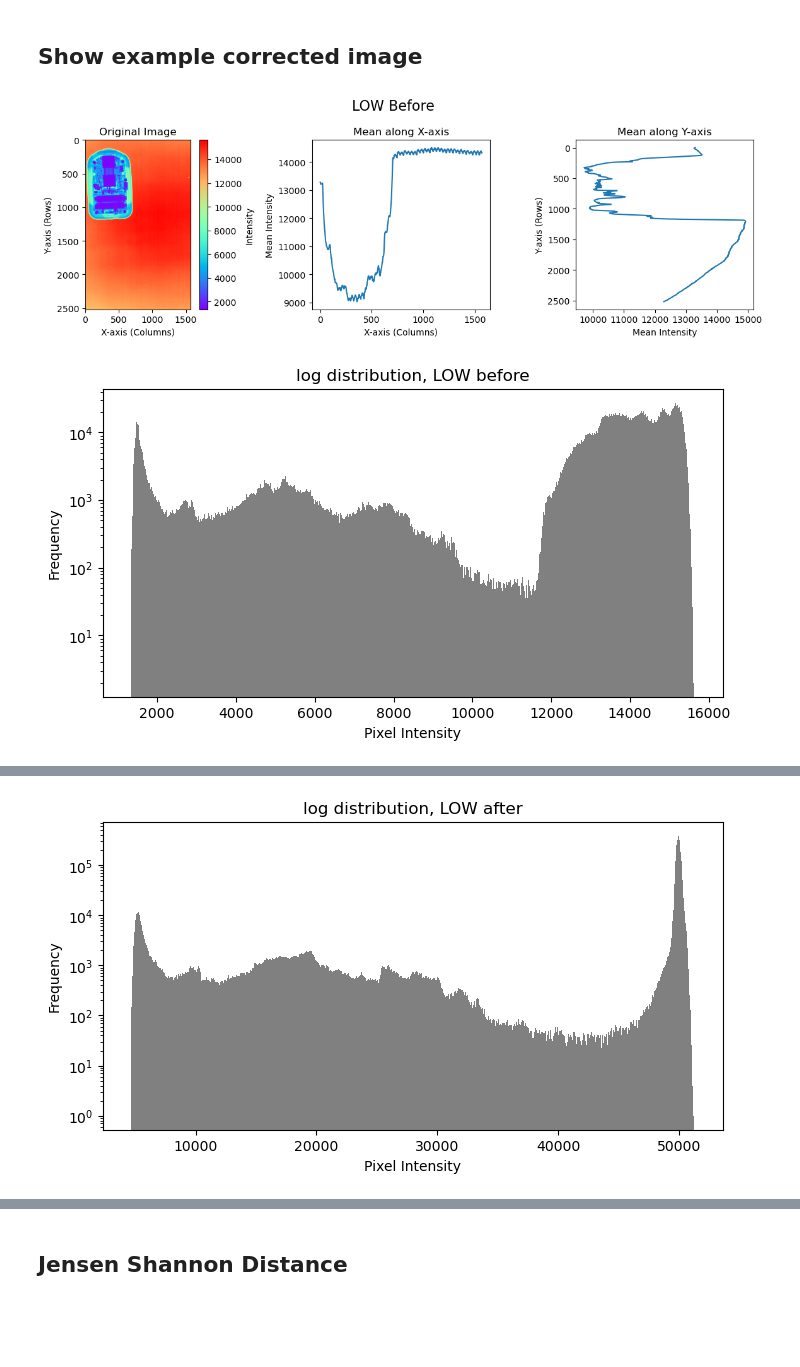
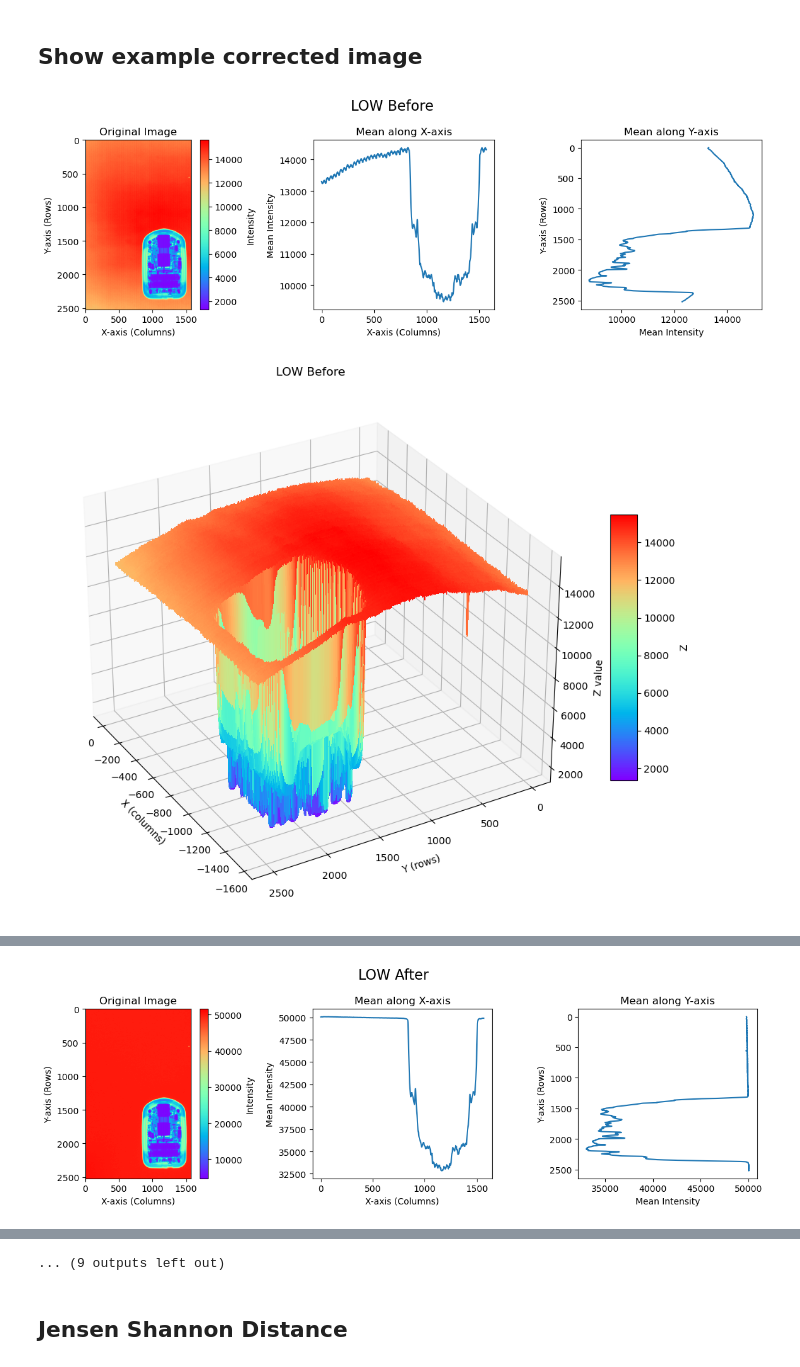
Before and after one commit to naltang/xless, a Jupyter notebook: 025_view_correction.ipynb, the cells around one changed output, grey strips where cells are left out. Drawn from its saved outputs; the diff is of its cells as text; code cells hidden in the pictures; blank space fills up the shorter version.

```diff
--- a/025_view_correction.ipynb
+++ b/025_view_correction.ipynb
@@ -82,45 +183,52 @@ show_distribution_log_scale(array_difference, "distribution of difference, LOW-H
 # %%
 
 sample = "39"
-sample_dir = "leftup"
+sample_dir = "rightdown"
 raw_file_low = f"output/{sample_dir}/{sample}.raw.low"
 raw_file_high = f"output/{sample_dir}/{sample}.raw.high"
 
 array_low_before = np.fromfile(raw_file_low, dtype=np.dtype("<u2")).reshape(IMAGE_HEIGHT, IMAGE_WIDTH)
 
 img_show(array_low_before, "LOW Before")
+img_show_surface(array_low_before, "LOW Before")
 show_distribution_log_scale(array_low_before, "log distribution, LOW before")
 
 array_low_after = dexa_correction.correct_image(array_low_before, array_correction_low)
 
 img_show(array_low_after, "LOW After")
+img_show_surface(array_low_after, "LOW After")
 show_distribution_log_scale(array_low_after, "log distribution, LOW after")
 
 array_high_before = np.fromfile(raw_file_high, dtype=np.dtype("<u2")).reshape(IMAGE_HEIGHT, IMAGE_WIDTH)
 
 img_show(array_high_before, "HIGH Before")
+img_show_surface(array_high_before, "HIGH Before")
 show_distribution_log_scale(array_high_before, "log distribution, HIGH before")
 
 array_high_after = dexa_correction.correct_image(array_high_before, array_correction_high)
 
 img_show(array_high_after, "HIGH After")
+img_show_surface(array_high_after, "HIGH After")
 show_distribution_log_scale(array_high_after, "log distribution, HIGH after")
 
 array_ratio_low_over_high = array_low_after / array_high_after
 
 img_show(array_ratio_low_over_high, "L/H RATIO")
+img_show_surface(array_ratio_low_over_high, "L/H ratio")
 show_distribution_log_scale(array_ratio_low_over_high, "log distribution, ratio L/H")
 
-ratio_file_on = f"output/{sample_dir}/{sample}.raw.ratio"
+ratio_file_on = f"output/{sample_dir}/on/{sample}.raw.ratio"
 array_ratio_on = np.fromfile(ratio_file_on, dtype=np.float32).reshape(IMAGE_HEIGHT, IMAGE_WIDTH)
 img_show(array_ratio_on, "L/H RATIO ON")
+img_show_surface(array_ratio_on, "L/H RATIO ON")
 show_distribution_log_scale(array_ratio_on, "log distribution, ratio L/H ON")
 
-ratio_file = f"output/rightdown/{sample}.raw.ratio"
+ratio_file = f"output/leftdown/{sample}.raw.ratio"
 #ratio_file = f"output/{sample_dir}/{sample}.raw.ratio"
 array_ratio_another = np.fromfile(ratio_file, dtype=np.float32).reshape(IMAGE_HEIGHT, IMAGE_WIDTH)
 img_show(array_ratio_another, "L/H RATIO Another")
+img_show_surface(array_ratio_another, "L/H RATIO Another")
 show_distribution_log_scale(array_ratio_another, "log distribution, ratio L/H Another")
 # %% [output]
-[figure, old version]
+[figure, new version]
-[figure, old version]
+[figure, new version]
@@ -128 +236 @@ show_distribution_log_scale(array_ratio_another, "log distribution, ratio L/H An
-[figure, old version]
+[figure, new version]
@@ -137,3 +245,4 @@ show_distribution_log_scale(array_ratio_another, "log distribution, ratio L/H An
+... (9 outputs left out)
 # %% [markdown]
 ## Jensen Shannon Distance
 # %%
```
Also changed, not shown: parts of 3 cells of this notebook, 1 other file.
